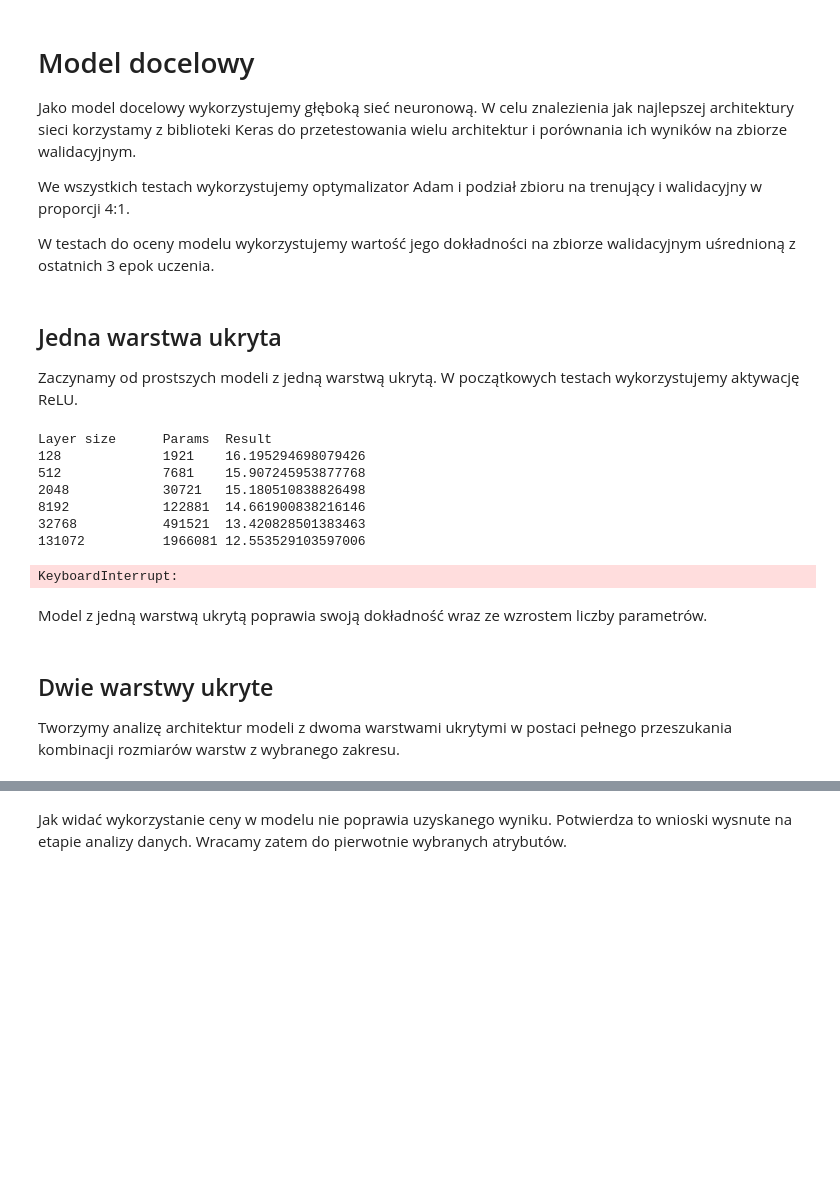
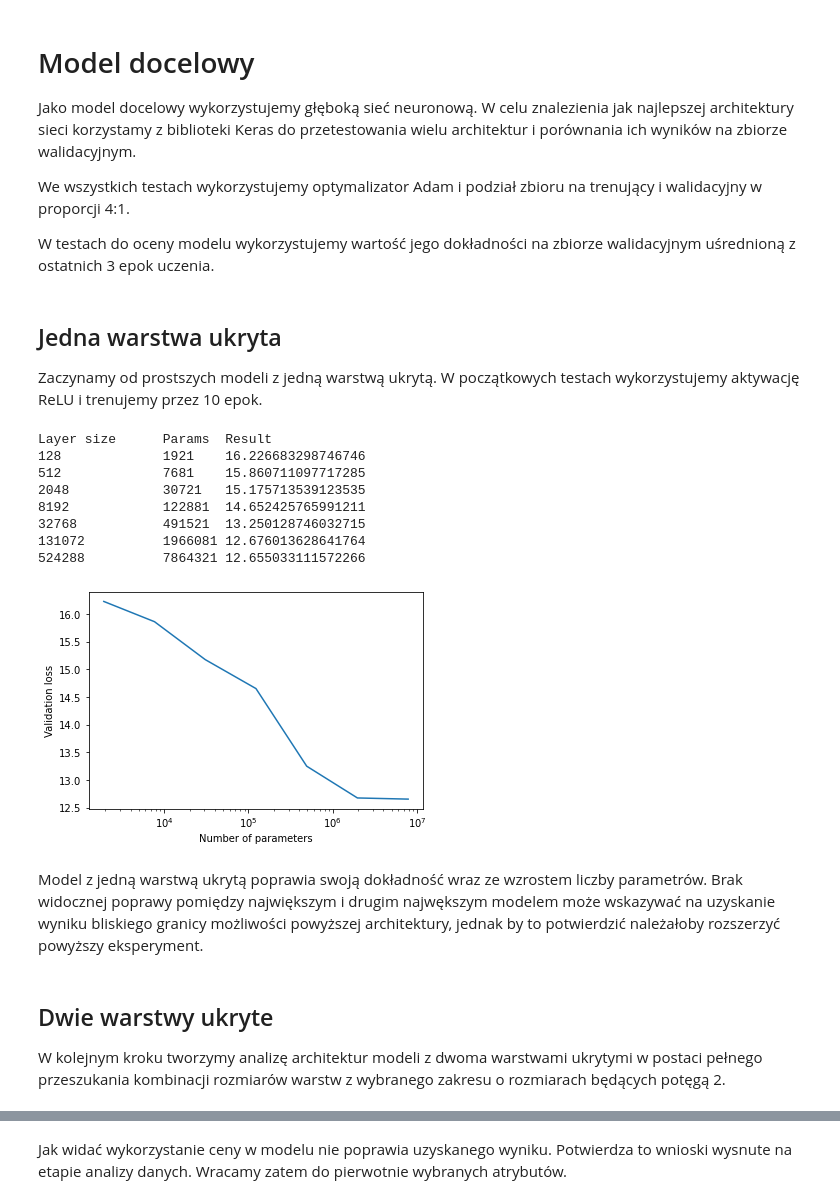
Before and after one commit to plibera/IUM_Project, a Jupyter notebook: models.ipynb, the cells around one changed output, grey strips where cells are left out. Drawn from its saved outputs; the diff is of its cells as text; code cells hidden in the pictures; blank space fills up the shorter version.

Commit message:
Update models

```diff
--- a/models.ipynb
+++ b/models.ipynb
@@ -221,7 +224,7 @@ print(cityCoordAttribute.shape)
 
 Kolejnym wczytywanym atrybutem jest firma kurierska. Jest to mało liczny atrybut dyskretny nominalny, stąd stosujemy kodowanie wskaźnikowe.
 # %%
-companyAttribute = readDiscreteAttribute("delivery_company")
+companyAttribute = readDiscreteAttribute("delivery_company_id")
 print(companyAttribute)
 print(companyAttribute.shape)
 # %% [output]
@@ -238,7 +241,7 @@ print(companyAttribute.shape)
 
 Jest to również atrybut dyskretny nominalny i stosujemy kodowanie wskaźnikowe.
 # %%
-dayAttribute = readDiscreteAttribute("purchase_day_name")
+dayAttribute = readDiscreteAttribute("purchase_day_index")
 print(dayAttribute)
 print(dayAttribute.shape)
 # %% [output]
@@ -326,13 +329,11 @@ Z wczytanych danych tworzymy jedną strukturę danych, w której wiersze stanowi
 # %%
 def createDatasets(data, seed, trainingPart=0.8):
     np.random.seed(seed)
-    p = np.random.permutation(len(data))
-    data = data[p]
     np.random.shuffle(data)
     trainSize = int(trainingPart*len(data))
     trainData, testData = data[:trainSize,:-1], data[trainSize:,:-1]
     trainLabels, testLabels = data[:trainSize,-1:], data[trainSize:,-1:]
-    return trainData, trainLabels, testData, testLabels, p
+    return trainData, trainLabels, testData, testLabels
 # %% [markdown]
 # Predykcja średniego czasu dostawy
 # %% [markdown]
@@ -437,7 +438,7 @@ data = np.concatenate((data, dayAttribute), axis=1)
 data = np.concatenate((data, purchaseTimeAttribute), axis=1)
 data = np.concatenate((data, deliveryTimes), axis = 1)
 
-trainData, trainLabels, testData, testLabels, dataShufflePermutation = createDatasets(data, seed=0)
+trainData, trainLabels, testData, testLabels = createDatasets(data, seed=0)
 
 trainLinearRegression(trainData, trainLabels, 'base_model.pkl')
 print((testLinearRegression(testData, testLabels, 'base_model.pkl')))
@@ -501,51 +504,49 @@ def test_model(model, epochs=10, verbose=1):
 # %% [markdown]
 ## Jedna warstwa ukryta
 
-Zaczynamy od prostszych modeli z jedną warstwą ukrytą. W początkowych testach wykorzystujemy aktywację ReLU.
+Zaczynamy od prostszych modeli z jedną warstwą ukrytą. W początkowych testach wykorzystujemy aktywację ReLU i trenujemy przez 10 epok.
 # %%
 sizes = [128, 512, 2048, 8192, 32768, 131072, 524288]
 params = []
 results = []
 
 print("Layer size\tParams\tResult")
 for layerSize in sizes:
-    model = keras.Sequential()
-    model.add(keras.Input(shape=(trainData.shape[1],)))
-    model.add(layers.Dense(layerSize, activation="relu"))
-    model.add(layers.Dense(1, activation="relu"))
     result = 30
     epochs = 10
     while result > 20:
+        model = keras.Sequential()
+        model.add(keras.Input(shape=(trainData.shape[1],)))
+        model.add(layers.Dense(layerSize, activation="relu"))
+        model.add(layers.Dense(1, activation="relu"))
         history = test_model(model, epochs, verbose=0)
         result = np.mean(history.history['val_loss'][-3:])
-        if result > 20:
-            epochs += 5
-            print("Training for 5 more epochs")
     results.append(result)
     trainable_count = count_params(model.trainable_weights)
     params.append(trainable_count)
     print(str(layerSize)+"\t\t"+str(params[-1])+"\t"+str(results[-1]))
 
 plt.plot(params, results)
 plt.xlabel("Number of parameters")
 plt.xscale("log")
 plt.ylabel("Validation loss")
 plt.show()
 # %% [output]
 Layer size      Params  Result
-128             1921    16.195294698079426
-512             7681    15.907245953877768
-2048            30721   15.180510838826498
-8192            122881  14.661900838216146
-32768           491521  13.420828501383463
-131072          1966081 12.553529103597006
+128             1921    16.226683298746746
+512             7681    15.860711097717285
+2048            30721   15.175713539123535
+8192            122881  14.652425765991211
+32768           491521  13.250128746032715
+131072          1966081 12.676013628641764
+524288          7864321 12.655033111572266
-KeyboardInterrupt:
+[figure, added]
 # %% [markdown]
-Model z jedną warstwą ukrytą poprawia swoją dokładność wraz ze wzrostem liczby parametrów.
+Model z jedną warstwą ukrytą poprawia swoją dokładność wraz ze wzrostem liczby parametrów. Brak widocznej poprawy pomiędzy największym i drugim najwększym modelem może wskazywać na uzyskanie wyniku bliskiego granicy możliwości powyższej architektury, jednak by to potwierdzić należałoby rozszerzyć powyższy eksperyment.
 # %% [markdown]
 ## Dwie warstwy ukryte
 
-Tworzymy analizę architektur modeli z dwoma warstwami ukrytymi w postaci pełnego przeszukania kombinacji rozmiarów warstw z wybranego zakresu.
+W kolejnym kroku tworzymy analizę architektur modeli z dwoma warstwami ukrytymi w postaci pełnego przeszukania kombinacji rozmiarów warstw z wybranego zakresu o rozmiarach będących potęgą 2.
 # %%
 sizes = [128, 256, 512, 1024, 2048]
 params = []
```
Also changed, not shown: parts of 33 cells of this notebook, 6 other files.
